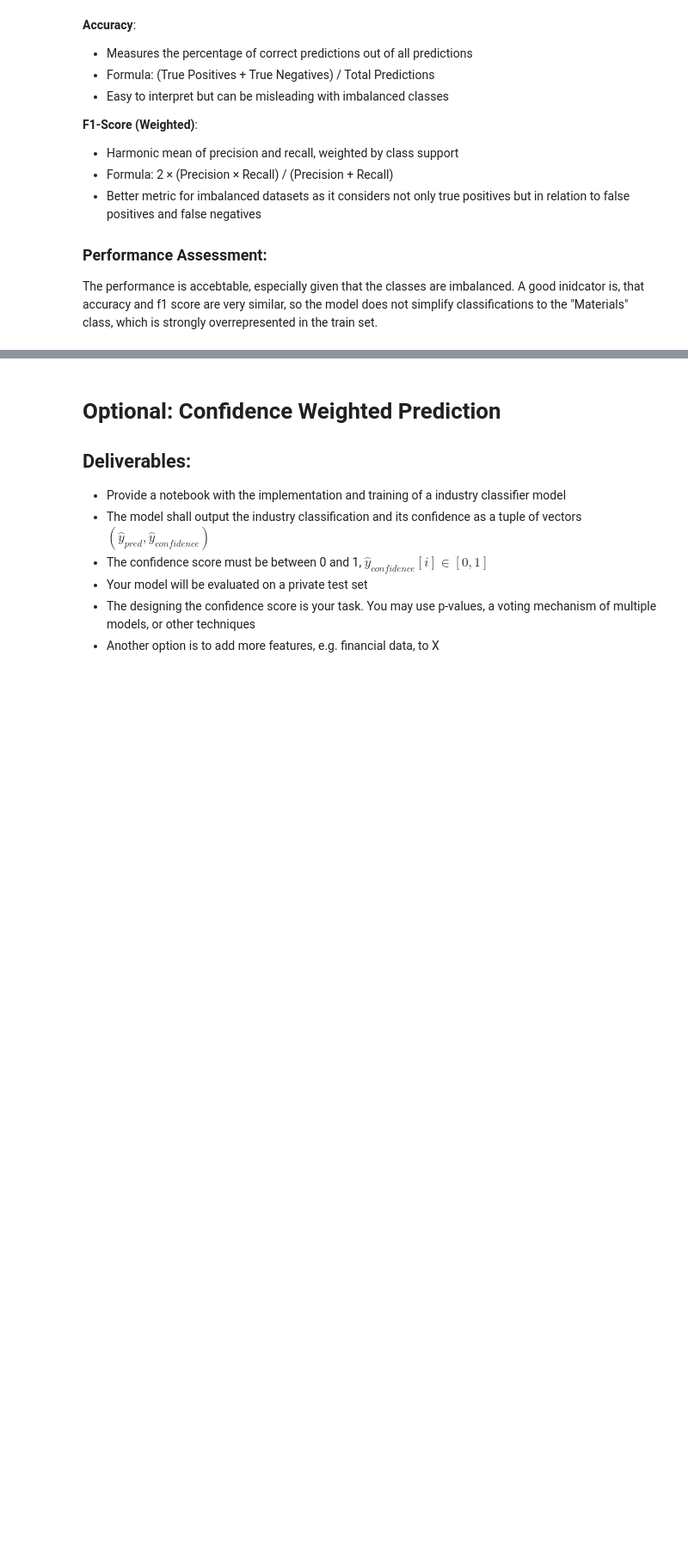
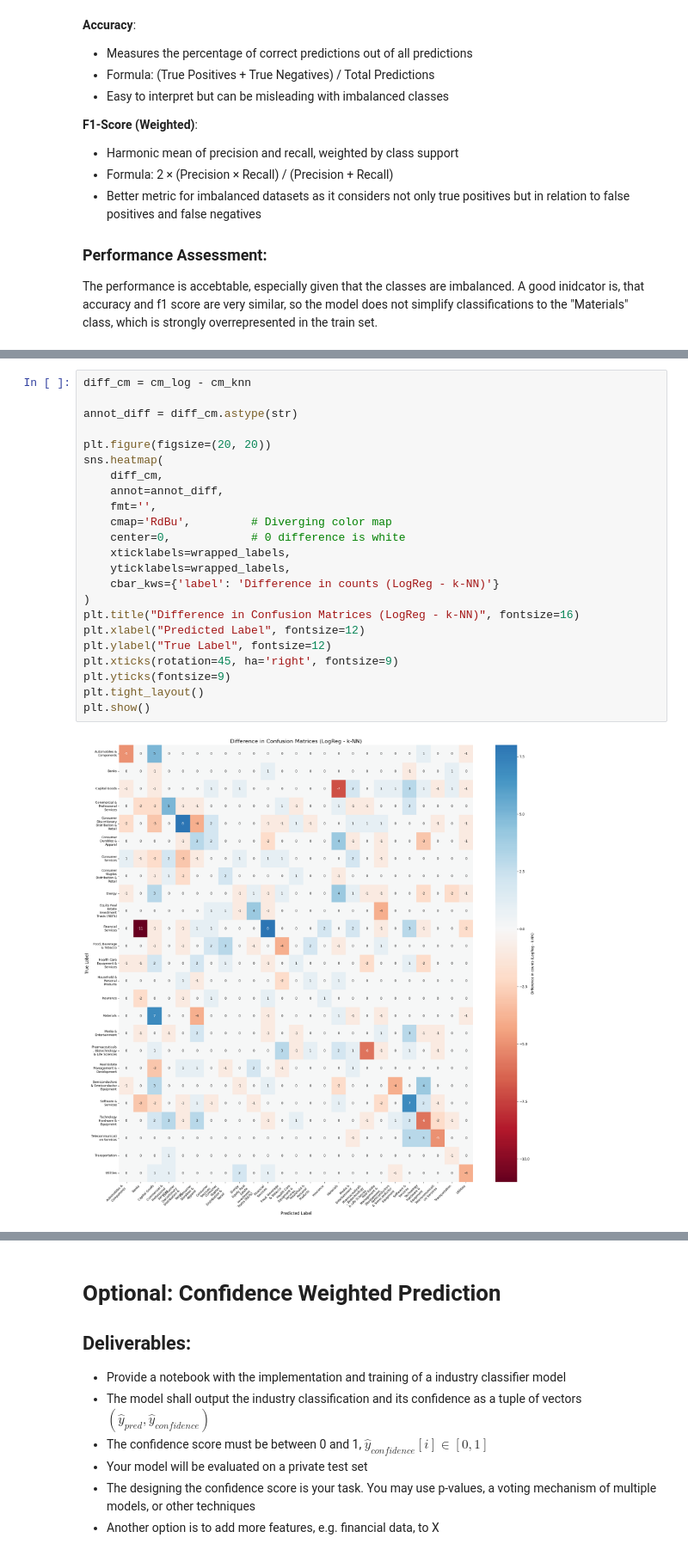
Before and after one commit to AnabelNigsch/FoDS_Practicals, a Jupyter notebook: Notebooks/code_skeleton_industry_classification.ipynb, the cells around one changed output, grey strips where cells are left out. Shown at 86% size. Drawn from its saved outputs; the diff is of its cells as text; blank space fills up the shorter version.

```diff
--- a/Notebooks/code_skeleton_industry_classification.ipynb
+++ b/Notebooks/code_skeleton_industry_classification.ipynb
@@ -289,0 +360,25 @@ plt.show()
+# %%
+diff_cm = cm_log - cm_knn
+
+annot_diff = diff_cm.astype(str)
+
+plt.figure(figsize=(20, 20))
+sns.heatmap(
+    diff_cm,
+    annot=annot_diff,
+    fmt='',
+    cmap='RdBu',         # Diverging color map
+    center=0,            # 0 difference is white
+    xticklabels=wrapped_labels,
+    yticklabels=wrapped_labels,
+    cbar_kws={'label': 'Difference in counts (LogReg - k-NN)'}
+)
+plt.title("Difference in Confusion Matrices (LogReg - k-NN)", fontsize=16)
+plt.xlabel("Predicted Label", fontsize=12)
+plt.ylabel("True Label", fontsize=12)
+plt.xticks(rotation=45, ha='right', fontsize=9)
+plt.yticks(fontsize=9)
+plt.tight_layout()
+plt.show()
+# %% [output]
+[figure, added]
```
Also changed, not shown: parts of 9 cells of this notebook.
